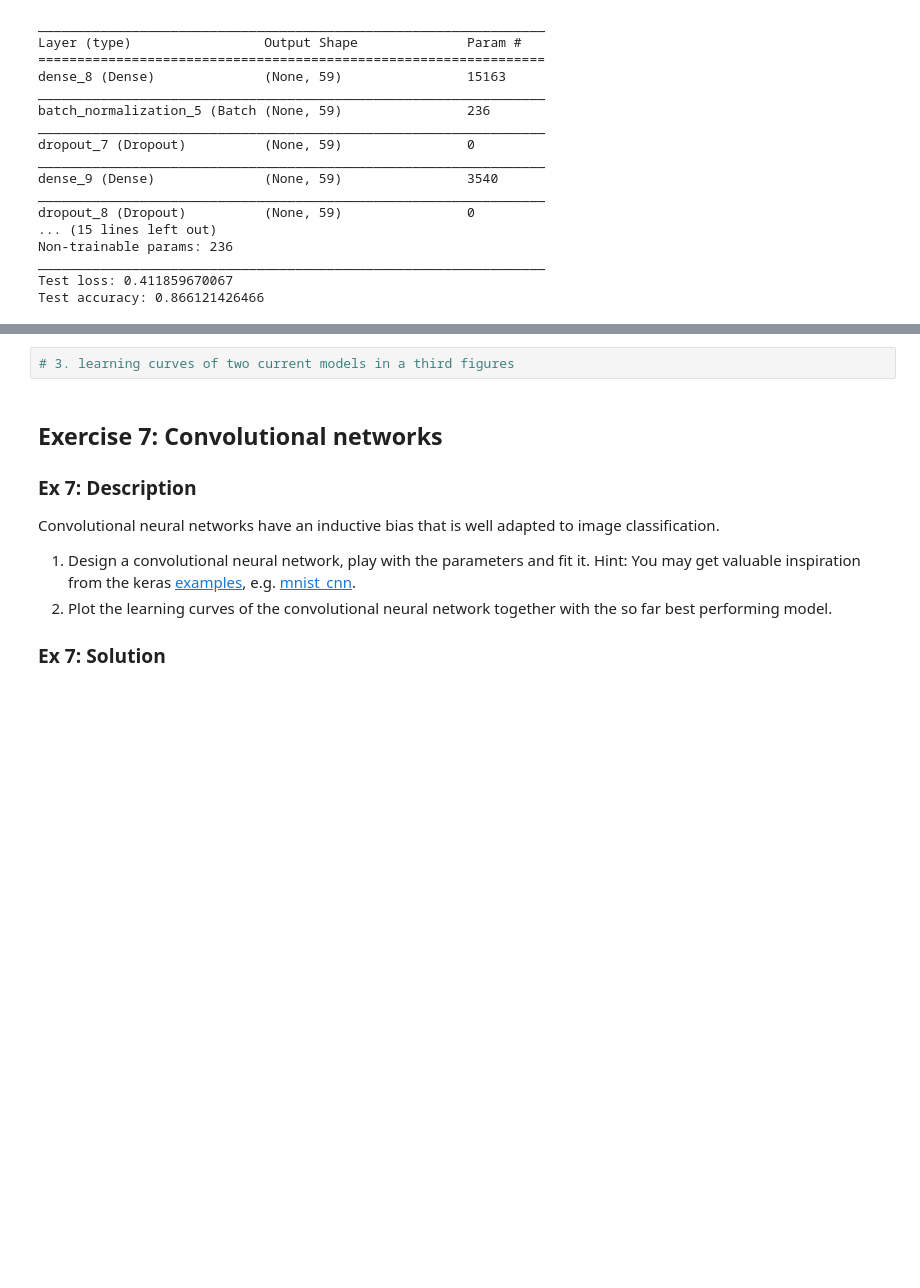
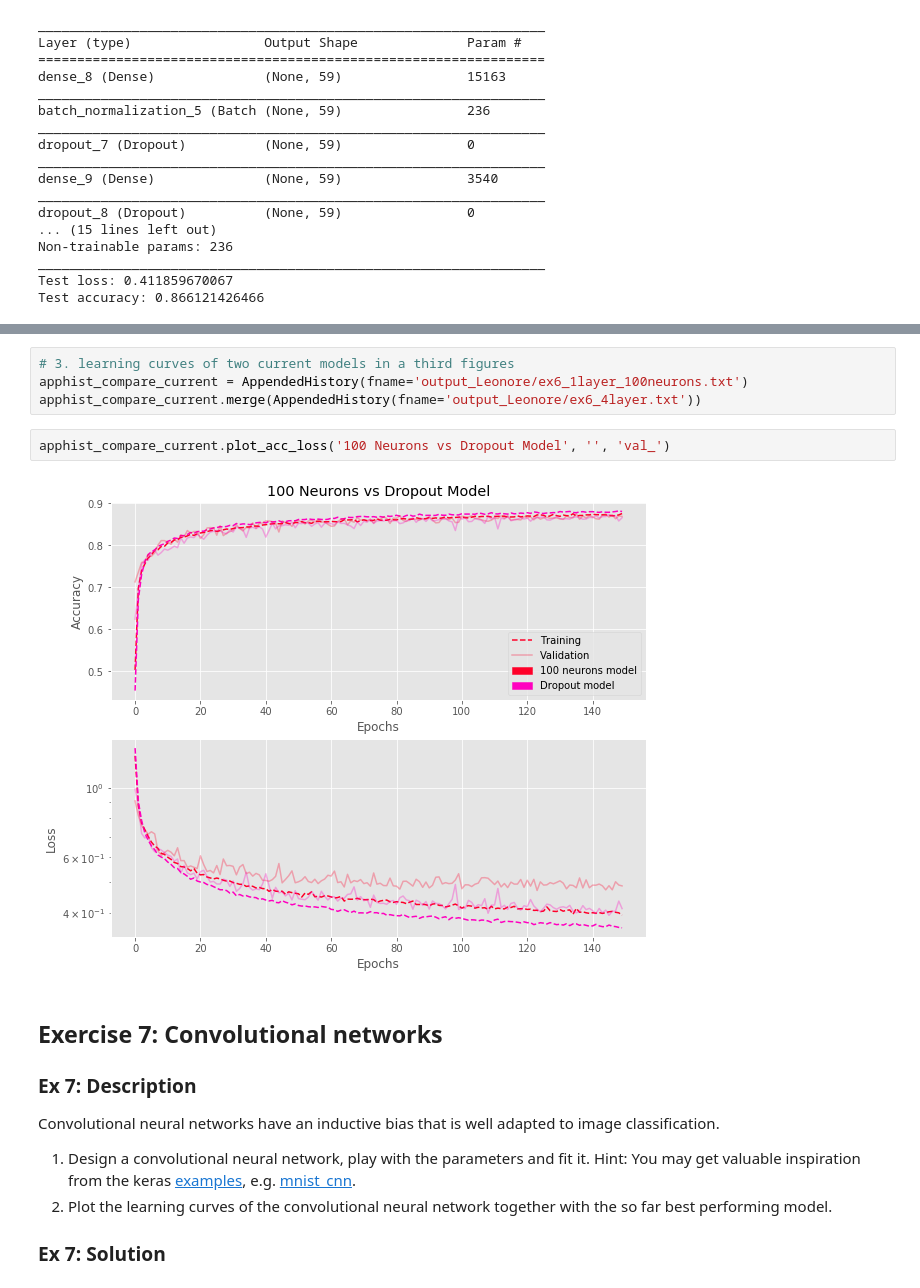
Before and after one commit to lguillain/Artificial-Neural-Networks, a Jupyter notebook: miniproject1/miniproject1.ipynb, the cells around one changed output, grey strips where cells are left out. Drawn from its saved outputs; the diff is of its cells as text; blank space fills up the shorter version.

```diff
--- a/miniproject1/miniproject1.ipynb
+++ b/miniproject1/miniproject1.ipynb
@@ -1224,5 +1238,11 @@ apphist_4layers.save('output_Leonore/ex6_4layer.txt')
 # %%
 # 3. learning curves of two current models in a third figures
+apphist_compare_current = AppendedHistory(fname='output_Leonore/ex6_1layer_100neurons.txt')
+apphist_compare_current.merge(AppendedHistory(fname='output_Leonore/ex6_4layer.txt'))
+# %%
+apphist_compare_current.plot_acc_loss('100 Neurons vs Dropout Model', '', 'val_')
+# %% [output]
+[figure, added]
 # %% [markdown]
 ## Exercise 7: Convolutional networks
 
```
Also changed, not shown: parts of 10 cells of this notebook, 3 other files.
